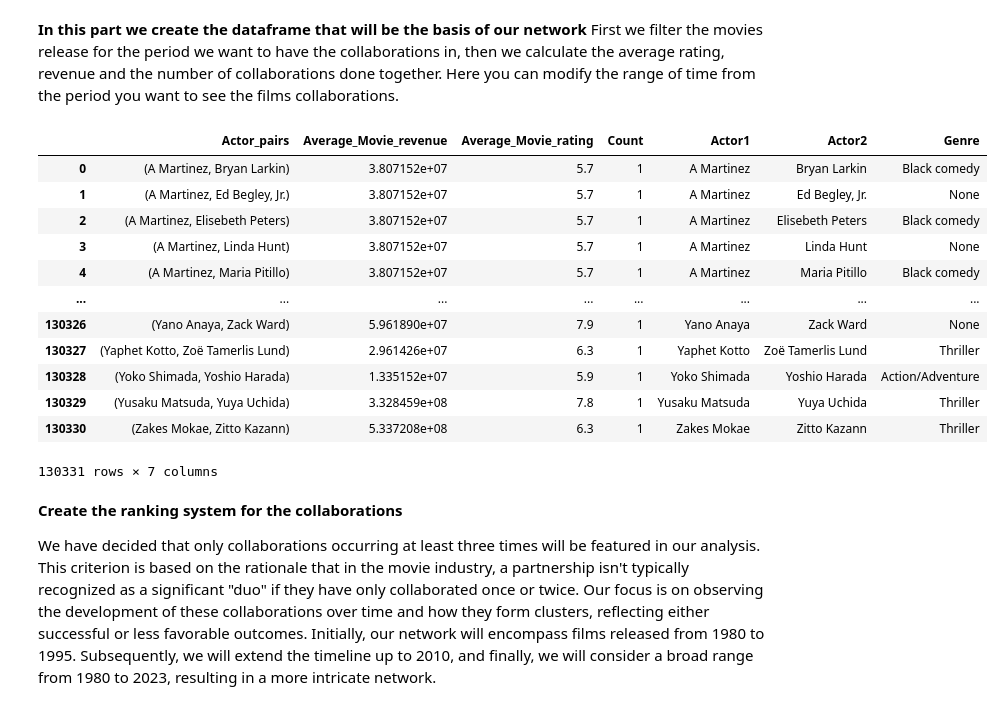
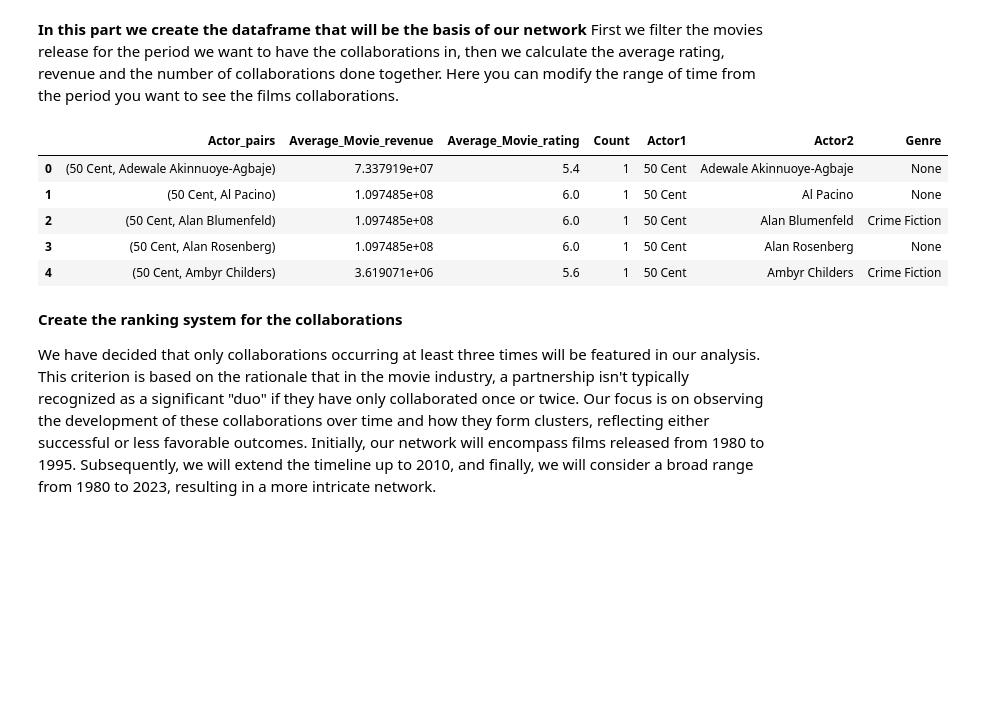
Before and after one commit to epfl-ada/ada-2023-project-patterndetectives, a Jupyter notebook: main.ipynb, the cells around one changed output. Saved outputs shown, nothing was run; the diff lists cells and outputs as text; code cells hidden in the pictures; blank space fills up the shorter version.

```diff
--- a/main.ipynb
+++ b/main.ipynb
@@ -953,45 +1189,15 @@ df1 = get_inflation(df1)
  **In this part we create the dataframe that will be the basis of our network**
  First we filter the movies release for the period we want to have the collaborations in, then we calculate the average rating, revenue and the number of collaborations done together. Here you can modify the range of time from the period you want to see the films collaborations.
 # %%
-df2 = df1.copy()
-
-end_of_period = 1995
-#Filter the years to have only the films from 1980 to 1985 first
-df2 = df2[(df2['Movie_release'] >= 1980) & (df2['Movie_release'] <= end_of_period)]
-
-
-# Step 1: Create a mapping DataFrame for 'Actor_pairs' to 'Actor1', 'Actor2', and 'Genre'
-actor_pairs_mapping = df2[['Actor_pairs', 'Actor1', 'Actor2', 'Genre']].drop_duplicates()
-
-# Step 2: Grouping by 'Actor_pairs' and calculating the required metrics along with including 'Genre'
-grouped_df = df2.groupby('Actor_pairs').agg(
-    Average_Movie_revenue=pd.NamedAgg(column='2023 valued revenue', aggfunc='mean'),
-    Average_Movie_rating=pd.NamedAgg(column='Movie_rating', aggfunc='mean'),
-    Count=pd.NamedAgg(column='Movie_name', aggfunc='count')
-)
-
-# Reset index in the grouped DataFrame
-grouped_df.reset_index(inplace=True)
-
-# Step 3: Merge the aggregated DataFrame with the mapping DataFrame
-# Note: The merge may result in multiple rows per actor pair if they have multiple genres.
-final_df = pd.merge(grouped_df, actor_pairs_mapping, on='Actor_pairs')
-
-final_df
+final_df = preprocess_data(df1)
+final_df.head(5)
 # %% [output]
 |  | Actor_pairs | Average_Movie_revenue | Average_Movie_rating | Count | Actor1 | Actor2 | Genre |
-| 0 | (A Martinez, Bryan Larkin) | 3.807152e+07 | 5.7 | 1 | A Martinez | Bryan Larkin | Black comedy |
-| 1 | (A Martinez, Ed Begley, Jr.) | 3.807152e+07 | 5.7 | 1 | A Martinez | Ed Begley, Jr. | None |
-| 2 | (A Martinez, Elisebeth Peters) | 3.807152e+07 | 5.7 | 1 | A Martinez | Elisebeth Peters | Black comedy |
-| 3 | (A Martinez, Linda Hunt) | 3.807152e+07 | 5.7 | 1 | A Martinez | Linda Hunt | None |
-| 4 | (A Martinez, Maria Pitillo) | 3.807152e+07 | 5.7 | 1 | A Martinez | Maria Pitillo | Black comedy |
-| ... | ... | ... | ... | ... | ... | ... | ... |
-| 130326 | (Yano Anaya, Zack Ward) | 5.961890e+07 | 7.9 | 1 | Yano Anaya | Zack Ward | None |
-| 130327 | (Yaphet Kotto, Zoë Tamerlis Lund) | 2.961426e+07 | 6.3 | 1 | Yaphet Kotto | Zoë Tamerlis Lund | Thriller |
-| 130328 | (Yoko Shimada, Yoshio Harada) | 1.335152e+07 | 5.9 | 1 | Yoko Shimada | Yoshio Harada | Action/Adventure |
-| 130329 | (Yusaku Matsuda, Yuya Uchida) | 3.328459e+08 | 7.8 | 1 | Yusaku Matsuda | Yuya Uchida | Thriller |
-| 130330 | (Zakes Mokae, Zitto Kazann) | 5.337208e+08 | 6.3 | 1 | Zakes Mokae | Zitto Kazann | Thriller |
+| 0 | (50 Cent, Adewale Akinnuoye-Agbaje) | 7.337919e+07 | 5.4 | 1 | 50 Cent | Adewale Akinnuoye-Agbaje | None |
+| 1 | (50 Cent, Al Pacino) | 1.097485e+08 | 6.0 | 1 | 50 Cent | Al Pacino | None |
+| 2 | (50 Cent, Alan Blumenfeld) | 1.097485e+08 | 6.0 | 1 | 50 Cent | Alan Blumenfeld | Crime Fiction |
+| 3 | (50 Cent, Alan Rosenberg) | 1.097485e+08 | 6.0 | 1 | 50 Cent | Alan Rosenberg | None |
+| 4 | (50 Cent, Ambyr Childers) | 3.619071e+06 | 5.6 | 1 | 50 Cent | Ambyr Childers | Crime Fiction |
-130331 rows × 7 columns
 # %% [markdown]
 **Create the ranking system for the collaborations**
 
```
Also changed, not shown: parts of 12 cells of this notebook, 5 other files.
